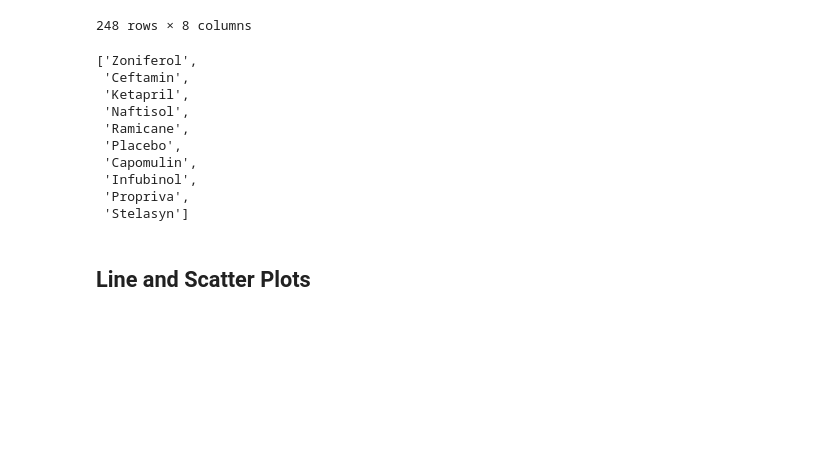
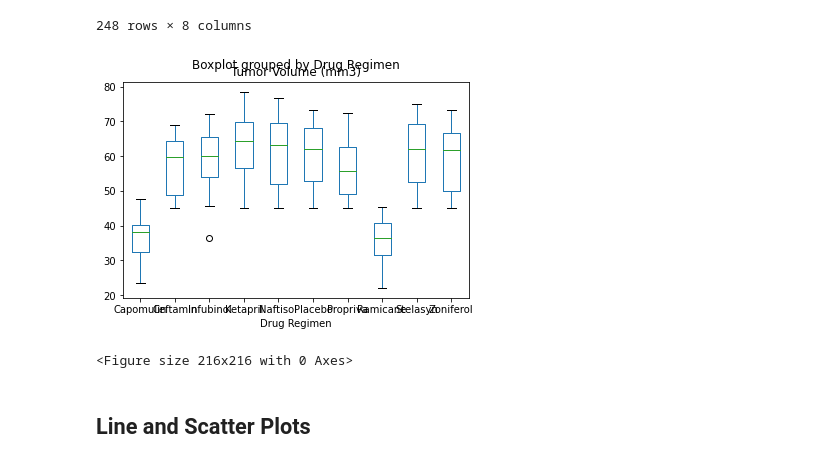
Before and after one commit to simoncastellanos9/matplotlib-challenge, a Jupyter notebook: pymaceuticals.ipynb, the cells around one changed output. Saved outputs shown, nothing was run; the diff lists cells and outputs as text; code cells hidden in the pictures; blank space fills up the shorter version.

Commit message:
Box plot

```diff
--- a/pymaceuticals.ipynb
+++ b/pymaceuticals.ipynb
@@ -245,37 +246,15 @@ last_df
 | 246 | z795 | Naftisol | Female | 13 | 29 | 45 | 65.741070 | ... |
 | 247 | z969 | Naftisol | Male | 9 | 30 | 45 | 73.867845 | ... |
 248 rows × 8 columns
-# %%
-# Put treatments into a list for for loop (and later for plot labels)
-drug_regimens = last_df['Drug Regimen'].value_counts().index.tolist()
-drug_regimens
-
-# Create empty list to fill with tumor vol data (for plotting)
-tumor_vol=[]
-
-# Calculate the IQR and quantitatively determine if there are any potential outliers.
-
-
-    # Locate the rows which contain mice on each drug and get the tumor volumes
-
-
-    # add subset
-
-
-    # Determine outliers using upper and lower bounds
-# %% [output]
-['Zoniferol',
- 'Ceftamin',
- 'Ketapril',
- 'Naftisol',
- 'Ramicane',
- 'Placebo',
- 'Capomulin',
- 'Infubinol',
- 'Propriva',
- 'Stelasyn']
 # %%
 # Generate a box plot of the final tumor volume of each mouse across four regimens of interest
+last_df.boxplot(by ='Drug Regimen', column =['Tumor Volume (mm3)'], grid = False)
+
+plt.figure(figsize=(3, 3))
+plt.show()
+# %% [output]
+[figure, added]
+<Figure size 216x216 with 0 Axes>
 # %% [markdown]
 ## Line and Scatter Plots
 # %%
```
Also changed, not shown: parts of 7 cells of this notebook.
